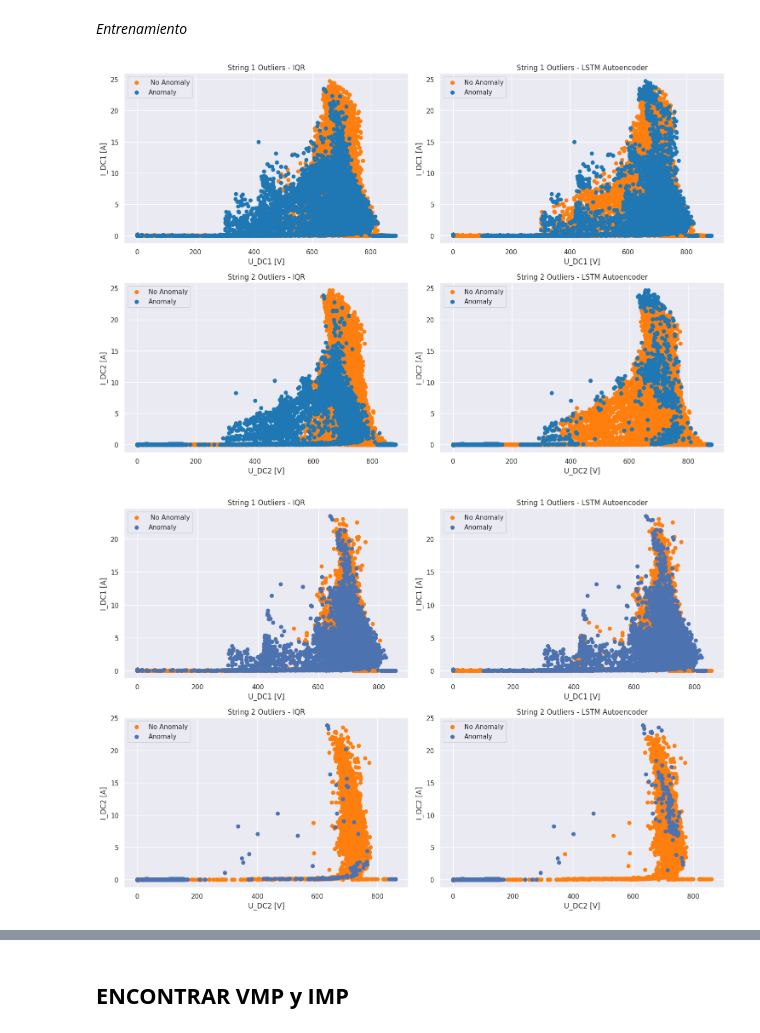
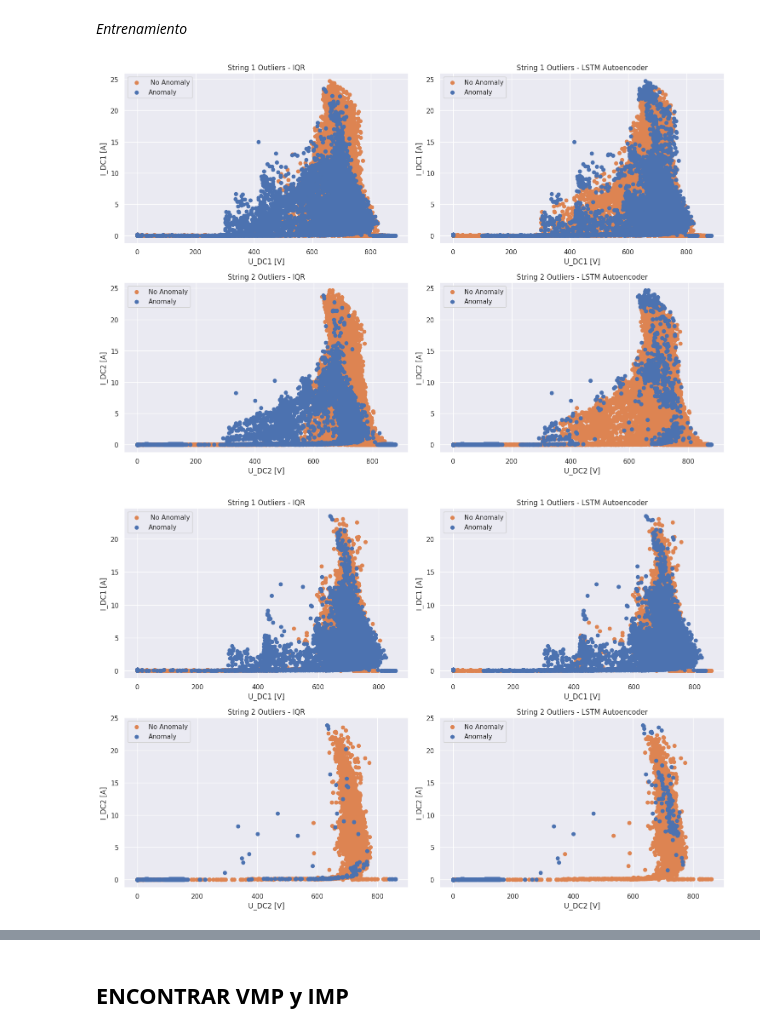
Before and after one commit to santyxd3000/Undergraduate-Project, a Jupyter notebook: Fault_Classification.ipynb, the cells around one changed output, grey strips where cells are left out. Drawn from its saved outputs; the diff is of its cells as text; code cells hidden in the pictures.

Commit message:
Colors corrected and OC_SVM Implemented

```diff
--- a/Fault_Classification.ipynb
+++ b/Fault_Classification.ipynb
@@ -175,46 +175,46 @@ plt.figure(figsize=(15, 10))
 
 # Gráfico 1
 plt.subplot(2,2,1)
-plt.scatter(no_anomaly_iqr['U_DC1'], no_anomaly_iqr['I_DC1'], label=' No Anomaly', color = '#ff7f0e')
-plt.scatter(anomaly_iqr['U_DC1'], anomaly_iqr['I_DC1'], label='Anomaly', color = '#1f77b4')
+plt.scatter(no_anomaly_iqr['U_DC1'], no_anomaly_iqr['I_DC1'], label=' No Anomaly', color='#dd8452')
+plt.scatter(anomaly_iqr['U_DC1'], anomaly_iqr['I_DC1'], label='Anomaly', color= '#4c72b0')
 plt.xlabel('U_DC1 [V]')
 plt.ylabel('I_DC1 [A]')
 plt.legend()
 plt.title('String 1 Outliers - IQR')
 
 # Gráfico 2
 plt.subplot(2,2,2)
-plt.scatter(no_anomaly_ae['U_DC1'], no_anomaly_ae['I_DC1'], label='No Anomaly',color='#ff7f0e')
-plt.scatter(anomaly_ae['U_DC1'], anomaly_ae['I_DC1'], label='Anomaly',color='#1f77b4')
+plt.scatter(no_anomaly_ae['U_DC1'], no_anomaly_ae['I_DC1'], label='No Anomaly',color='#dd8452')
+plt.scatter(anomaly_ae['U_DC1'], anomaly_ae['I_DC1'], label='Anomaly',color= '#4c72b0')
 plt.xlabel('U_DC1 [V]')
 plt.ylabel('I_DC1 [A]')
 plt.legend()
 plt.title('String 1 Outliers - LSTM Autoencoder')
 
 plt.subplot(2,2,3)
-plt.scatter(no_anomaly_iqr['U_DC2'], no_anomaly_iqr['I_DC2'], label='No Anomaly',color='#ff7f0e')
-plt.scatter(anomaly_iqr['U_DC2'], anomaly_iqr['I_DC2'], label='Anomaly',color='#1f77b4')
+plt.scatter(no_anomaly_iqr['U_DC2'], no_anomaly_iqr['I_DC2'], label='No Anomaly',color='#dd8452')
+plt.scatter(anomaly_iqr['U_DC2'], anomaly_iqr['I_DC2'], label='Anomaly',color= '#4c72b0')
 plt.xlabel('U_DC2 [V]')
 plt.ylabel('I_DC2 [A]')
 plt.legend()
 plt.title('String 2 Outliers - IQR')
 
 # Gráfico 2
 plt.subplot(2,2,4)
-plt.scatter(no_anomaly_ae['U_DC2'], no_anomaly_ae['I_DC2'], label='No Anomaly',color='#ff7f0e')
-plt.scatter(anomaly_ae['U_DC2'], anomaly_ae['I_DC2'], label='Anomaly',color='#1f77b4')
+plt.scatter(no_anomaly_ae['U_DC2'], no_anomaly_ae['I_DC2'], label='No Anomaly',color='#dd8452')
+plt.scatter(anomaly_ae['U_DC2'], anomaly_ae['I_DC2'], label='Anomaly',color= '#4c72b0')
 plt.xlabel('U_DC2 [V]')
 plt.ylabel('I_DC2 [A]')
 plt.legend()
 plt.title('String 2 Outliers - LSTM Autoencoder')
 
 
 
 # Ajustes de diseño
 plt.tight_layout()
 plt.show()
 # %% [output]
-[figure, old version]
+[figure, new version]
 # %%
 #STRING1
 
@@ -223,8 +223,8 @@ plt.figure(figsize=(15, 10))
 
 # Gráfico 1
 plt.subplot(2,2,1)
-plt.scatter(no_anomaly_iqr_test['U_DC1'], no_anomaly_iqr_test['I_DC1'], label=' No Anomaly',color='tab:orange')
-plt.scatter(anomaly_iqr_test['U_DC1'], anomaly_iqr_test['I_DC1'], label='Anomaly',color='b')
+plt.scatter(no_anomaly_iqr_test['U_DC1'], no_anomaly_iqr_test['I_DC1'], label=' No Anomaly',color='#dd8452')
+plt.scatter(anomaly_iqr_test['U_DC1'], anomaly_iqr_test['I_DC1'], label='Anomaly',color= '#4c72b0')
 plt.xlabel('U_DC1 [V]')
 plt.ylabel('I_DC1 [A]')
 plt.legend()
@@ -232,16 +232,16 @@ plt.title('String 1 Outliers - IQR')
 
 # Gráfico 2
 plt.subplot(2,2,2)
-plt.scatter(no_anomaly_ae_test['U_DC1'], no_anomaly_ae_test['I_DC1'], label='No Anomaly',color='#ff7f0e')
-plt.scatter(anomaly_ae_test['U_DC1'], anomaly_ae_test['I_DC1'], label='Anomaly',color='b')
+plt.scatter(no_anomaly_ae_test['U_DC1'], no_anomaly_ae_test['I_DC1'], label='No Anomaly',color='#dd8452')
+plt.scatter(anomaly_ae_test['U_DC1'], anomaly_ae_test['I_DC1'], label='Anomaly',color= '#4c72b0')
 plt.xlabel('U_DC1 [V]')
 plt.ylabel('I_DC1 [A]')
 plt.legend()
 plt.title('String 1 Outliers - LSTM Autoencoder')
 
 plt.subplot(2,2,3)
-plt.scatter(no_anomaly_iqr_test['U_DC2'], no_anomaly_iqr_test['I_DC2'], label='No Anomaly',color='#ff7f0e')
-plt.scatter(anomaly_iqr_test['U_DC2'], anomaly_iqr_test['I_DC2'], label='Anomaly',color='b')
+plt.scatter(no_anomaly_iqr_test['U_DC2'], no_anomaly_iqr_test['I_DC2'], label='No Anomaly',color='#dd8452')
+plt.scatter(anomaly_iqr_test['U_DC2'], anomaly_iqr_test['I_DC2'], label='Anomaly',color= '#4c72b0')
 plt.xlabel('U_DC2 [V]')
 plt.ylabel('I_DC2 [A]')
 plt.legend()
@@ -249,8 +249,8 @@ plt.title('String 2 Outliers - IQR')
 
 # Gráfico 2
 plt.subplot(2,2,4)
-plt.scatter(no_anomaly_ae_test['U_DC2'], no_anomaly_ae_test['I_DC2'], label='No Anomaly',color='#ff7f0e')
-plt.scatter(anomaly_ae_test['U_DC2'], anomaly_ae_test['I_DC2'], label='Anomaly',color='b')
+plt.scatter(no_anomaly_ae_test['U_DC2'], no_anomaly_ae_test['I_DC2'], label='No Anomaly',color='#dd8452')
+plt.scatter(anomaly_ae_test['U_DC2'], anomaly_ae_test['I_DC2'], label='Anomaly',color= '#4c72b0')
 plt.xlabel('U_DC2 [V]')
 plt.ylabel('I_DC2 [A]')
 plt.legend()
@@ -262,7 +262,7 @@ plt.title('String 2 Outliers - LSTM Autoencoder')
 plt.tight_layout()
 plt.show()
 # %% [output]
-[figure, old version]
+[figure, new version]
 # %%
 #STRING1
 
```
Also changed, not shown: parts of 16 cells of this notebook.
